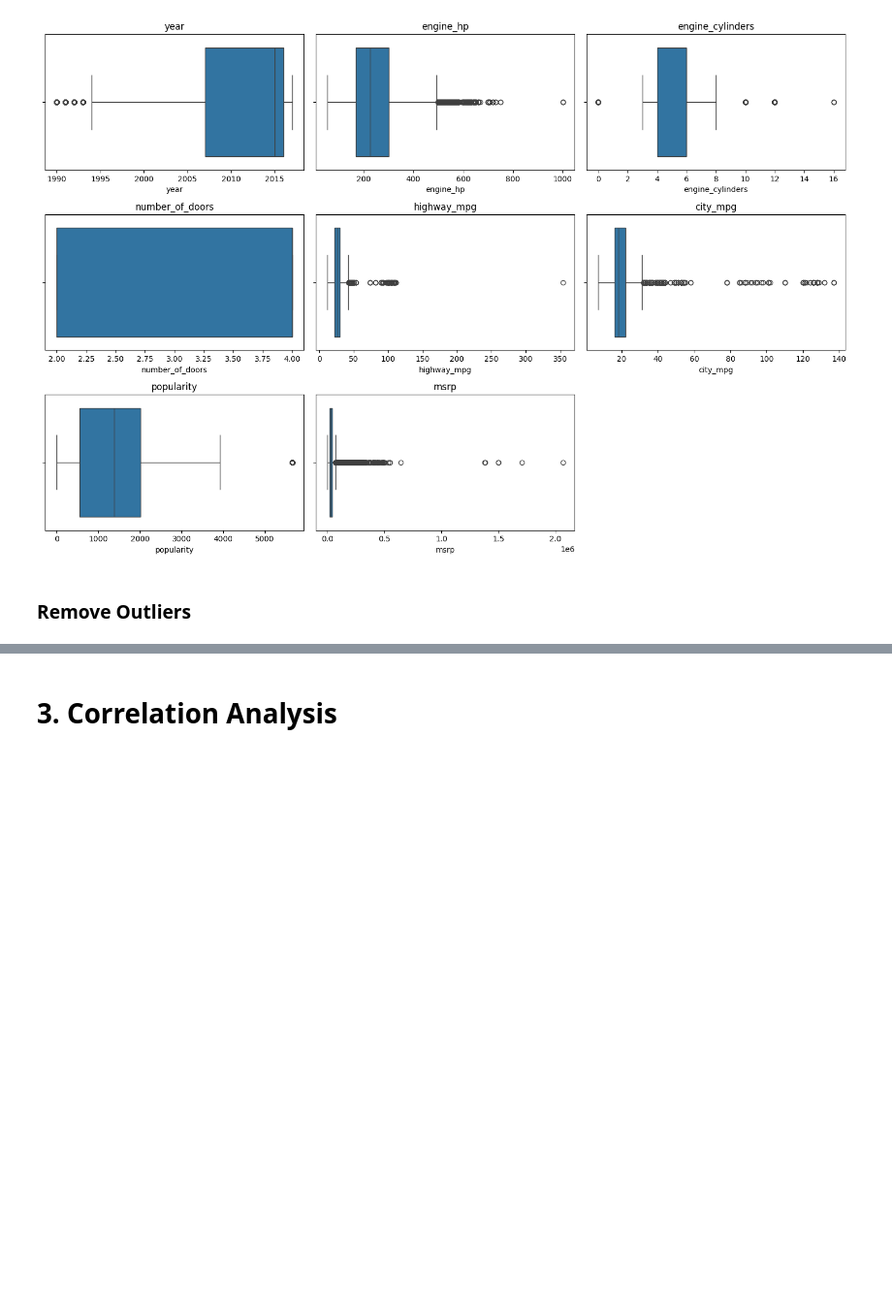
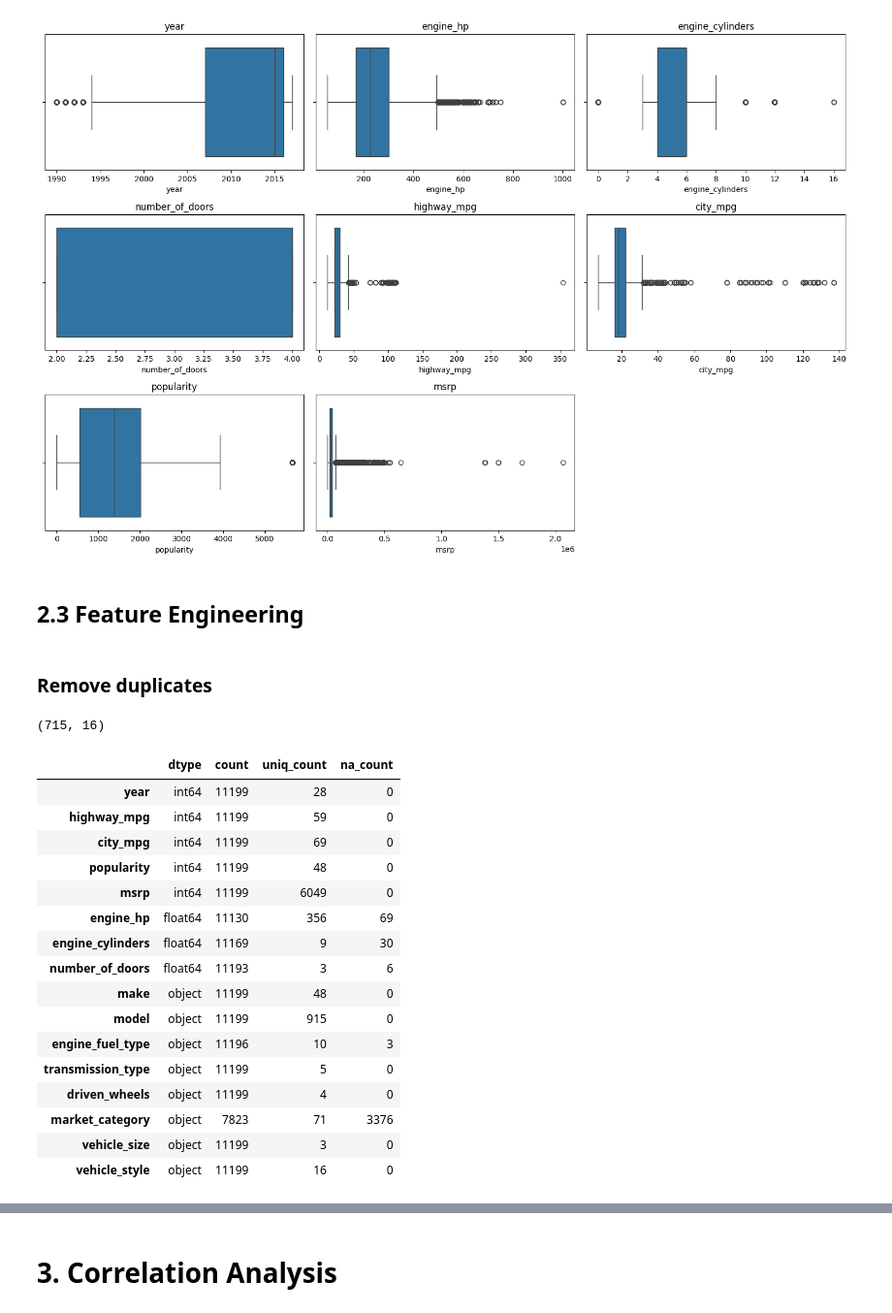
Before and after one commit to vncats/pylab, a Jupyter notebook: demo.ipynb, the cells around one changed output, grey strips where cells are left out. Shown at 97% size. Drawn from its saved outputs; the diff is of its cells as text; code cells hidden in the pictures; blank space fills up the shorter version.

```diff
--- a/demo.ipynb
+++ b/demo.ipynb
@@ -24,13 +24,17 @@ df.head(5)
 | 3 | BMW | 1 Series | 2011 | premium unleaded (required) | 230.0 | 6.0 | MANUAL | ... |
 | 4 | BMW | 1 Series | 2011 | premium unleaded (required) | 230.0 | 6.0 | MANUAL | ... |
 # %%
-spec = pd.DataFrame(df.dtypes)
-spec = spec.rename(columns={0: "dtype"})
-spec["count"]=df.count()
-spec["uniq_count"]=df.nunique()
-spec["na_count"]=df.isnull().sum()
-spec = spec.sort_values(by="dtype")
-spec
+def create_spec(data):
+    spec = pd.DataFrame(data.dtypes)
+    spec = spec.rename(columns={0: "dtype"})
+    spec["count"] = data.count()
+    spec["uniq_count"] = data.nunique()
+    spec["na_count"] = data.isnull().sum()
+    spec = spec.sort_values(by="dtype")
+    return spec
+
+
+create_spec(df)
 # %% [output]
 |  | dtype | count | uniq_count | na_count |
 | year | int64 | 11914 | 28 | 0 |
@@ -143,4 +147,4 @@ plt.show()
 # %% [output]
 [figure]
 # %% [markdown]
-### Remove Outliers
+## 2.3 Feature Engineering
@@ -156,0 +151,25 @@ for col in df.select_dtypes(include=['number']).columns:
+# %% [markdown]
+### Remove duplicates
+# %%
+print(df[df.duplicated()].shape)
+df2 = df.drop_duplicates()
+create_spec(df2)
+# %% [output]
+(715, 16)
+|  | dtype | count | uniq_count | na_count |
+| year | int64 | 11199 | 28 | 0 |
+| highway_mpg | int64 | 11199 | 59 | 0 |
+| city_mpg | int64 | 11199 | 69 | 0 |
+| popularity | int64 | 11199 | 48 | 0 |
+| msrp | int64 | 11199 | 6049 | 0 |
+| engine_hp | float64 | 11130 | 356 | 69 |
+| engine_cylinders | float64 | 11169 | 9 | 30 |
+| number_of_doors | float64 | 11193 | 3 | 6 |
+| make | object | 11199 | 48 | 0 |
+| model | object | 11199 | 915 | 0 |
+| engine_fuel_type | object | 11196 | 10 | 3 |
+| transmission_type | object | 11199 | 5 | 0 |
+| driven_wheels | object | 11199 | 4 | 0 |
+| market_category | object | 7823 | 71 | 3376 |
+| vehicle_size | object | 11199 | 3 | 0 |
+| vehicle_style | object | 11199 | 16 | 0 |
```
Also changed, not shown: parts of 13 cells of this notebook.
